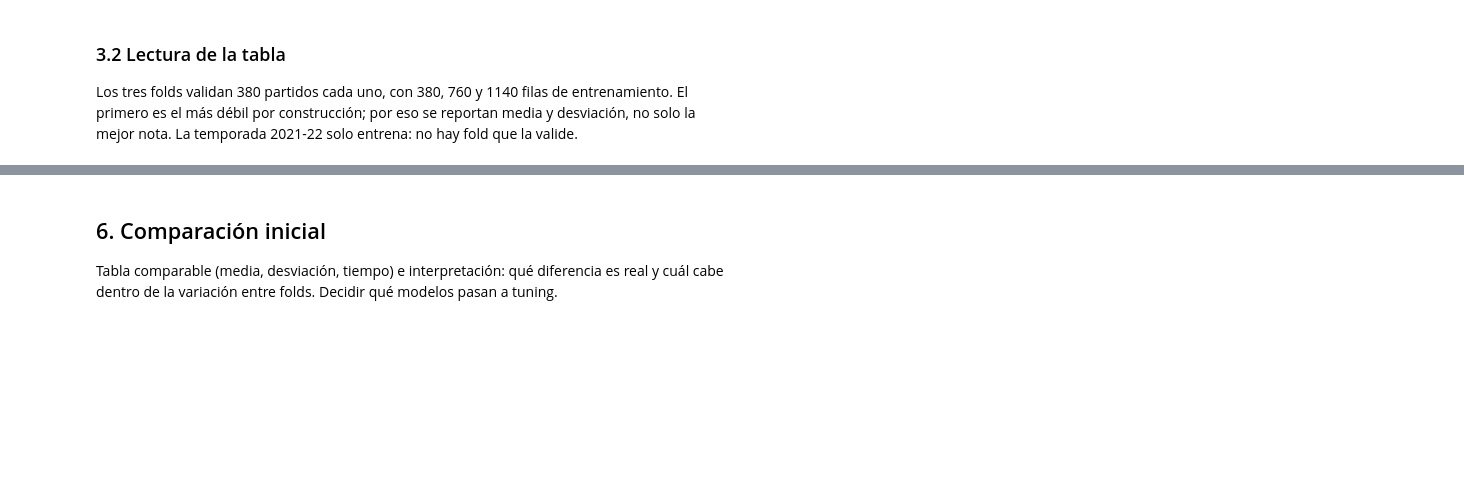
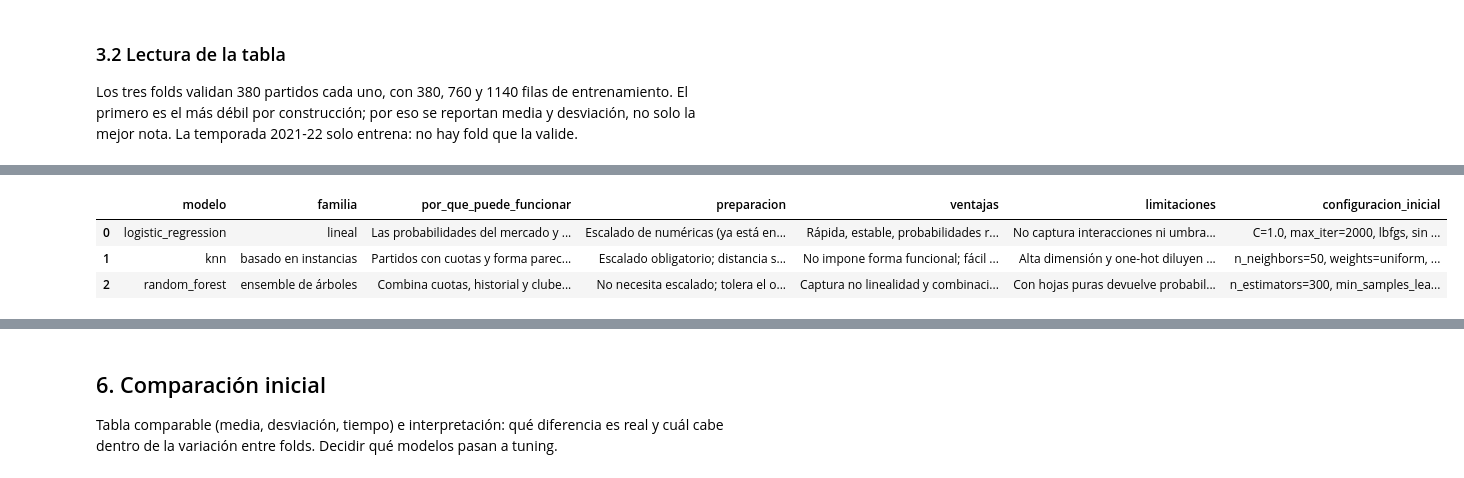
Before and after one commit to errodd/premier_league_football_predictor, a Jupyter notebook: notebooks/03_modeling_and_model_selection.ipynb, the cells around one changed output, grey strips where cells are left out. Cells and saved outputs as stored; diff of their text form; code cells hidden in the pictures; blank space fills up the shorter version.

Commit message:
Configuracion inicial de los modelos y de los baselines

```diff
--- a/notebooks/03_modeling_and_model_selection.ipynb
+++ b/notebooks/03_modeling_and_model_selection.ipynb
@@ -1033,0 +1095,97 @@ Al menos tres modelos distintos y apropiados para el problema. Para cada uno: po
+# %%
+from sklearn.ensemble import RandomForestClassifier
+from sklearn.linear_model import LogisticRegression
+from sklearn.neighbors import KNeighborsClassifier
+
+MODELS = {
+    "logistic_regression": LogisticRegression(
+        C=1.0,
+        max_iter=2_000,
+        solver="lbfgs",
+        class_weight=None,
+        random_state=RANDOM_STATE,
+    ),
+    "knn": KNeighborsClassifier(
+        n_neighbors=50,
+        weights="uniform",
+        metric="minkowski",
+        p=2,
+        n_jobs=1,
+    ),
+    "random_forest": RandomForestClassifier(
+        n_estimators=300,
+        min_samples_leaf=10,
+        max_features="sqrt",
+        max_depth=None,
+        class_weight=None,
+        random_state=RANDOM_STATE,
+        n_jobs=1,
+    ),
+}
+
+candidate_table = pd.DataFrame([
+    {
+        "modelo": "logistic_regression",
+        "familia": "lineal",
+        "por_que_puede_funcionar": (
+            "Las probabilidades del mercado y el historial tienen una "
+            "relación aproximadamente monótona con el resultado; un modelo "
+            "lineal captura esa señal sin sobreajustar."
+        ),
+        "preparacion": "Escalado de numéricas (ya está en el pipeline).",
+        "ventajas": "Rápida, estable, probabilidades razonables.",
+        "limitaciones": "No captura interacciones ni umbrales no lineales.",
+        "configuracion_inicial": (
+            "C=1.0, max_iter=2000, lbfgs, sin class_weight"
+        ),
+    },
+    {
+        "modelo": "knn",
+        "familia": "basado en instancias",
+        "por_que_puede_funcionar": (
+            "Partidos con cuotas y forma parecidas tienden a terminar igual; "
+            "el vecindario captura la dominancia de ciertos equipos."
+        ),
+        "preparacion": "Escalado obligatorio; distancia sobre 79 columnas.",
+        "ventajas": "No impone forma funcional; fácil de explicar.",
+        "limitaciones": (
+            "Alta dimensión y one-hot diluyen la distancia; probabilidades "
+            "a saltos."
+        ),
+        "configuracion_inicial": (
+            "n_neighbors=50, weights=uniform, distancia euclidiana"
+        ),
+    },
+    {
+        "modelo": "random_forest",
+        "familia": "ensemble de árboles",
+        "por_que_puede_funcionar": (
+            "Combina cuotas, historial y clubes mediante interacciones y "
+            "umbrales; es robusto ante escalas distintas."
+        ),
+        "preparacion": "No necesita escalado; tolera el one-hot.",
+        "ventajas": "Captura no linealidad y combinaciones; estable.",
+        "limitaciones": (
+            "Con hojas puras devuelve probabilidades 0/1; puede sobreajustar "
+            "con pocas filas."
+        ),
+        "configuracion_inicial": (
+            "n_estimators=300, min_samples_leaf=10, max_features=sqrt"
+        ),
+    },
+])
+
+assert set(MODELS) == set(candidate_table["modelo"])
+assert all(hasattr(model, "predict_proba") for model in MODELS.values())
+assert all(not hasattr(model, "classes_") for model in MODELS.values())
+for model in MODELS.values():
+    assert list(build_model_pipeline(model).named_steps) == [
+        "preprocessor", "model"
+    ]
+
+candidate_table
+# %% [output]
+|  | modelo | familia | por_que_puede_funcionar | preparacion | ventajas | limitaciones | configuracion_inicial |
+| 0 | logistic_regression | lineal | Las probabilidades del mercado y ... | Escalado de numéricas (ya está en... | Rápida, estable, probabilidades r... | No captura interacciones ni umbra... | C=1.0, max_iter=2000, lbfgs, sin ... |
+| 1 | knn | basado en instancias | Partidos con cuotas y forma parec... | Escalado obligatorio; distancia s... | No impone forma funcional; fácil ... | Alta dimensión y one-hot diluyen ... | n_neighbors=50, weights=uniform, ... |
+| 2 | random_forest | ensemble de árboles | Combina cuotas, historial y clube... | No necesita escalado; tolera el o... | Captura no linealidad y combinaci... | Con hojas puras devuelve probabil... | n_estimators=300, min_samples_lea... |
```
Also changed, not shown: parts of 12 cells of this notebook.
